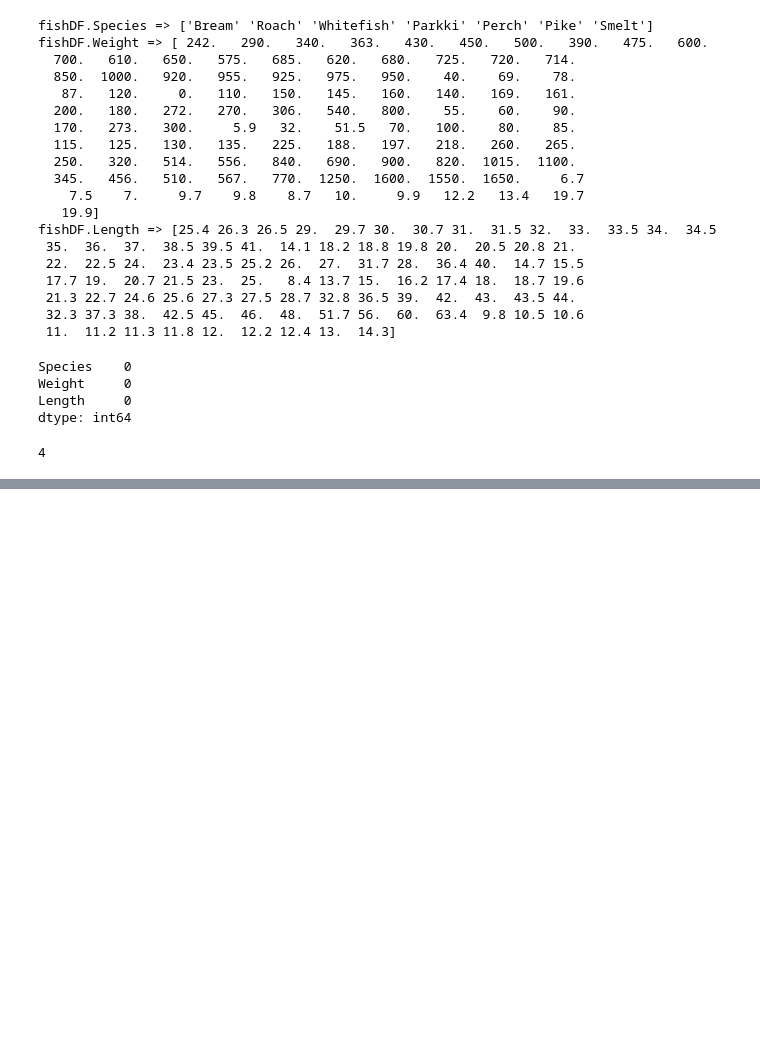
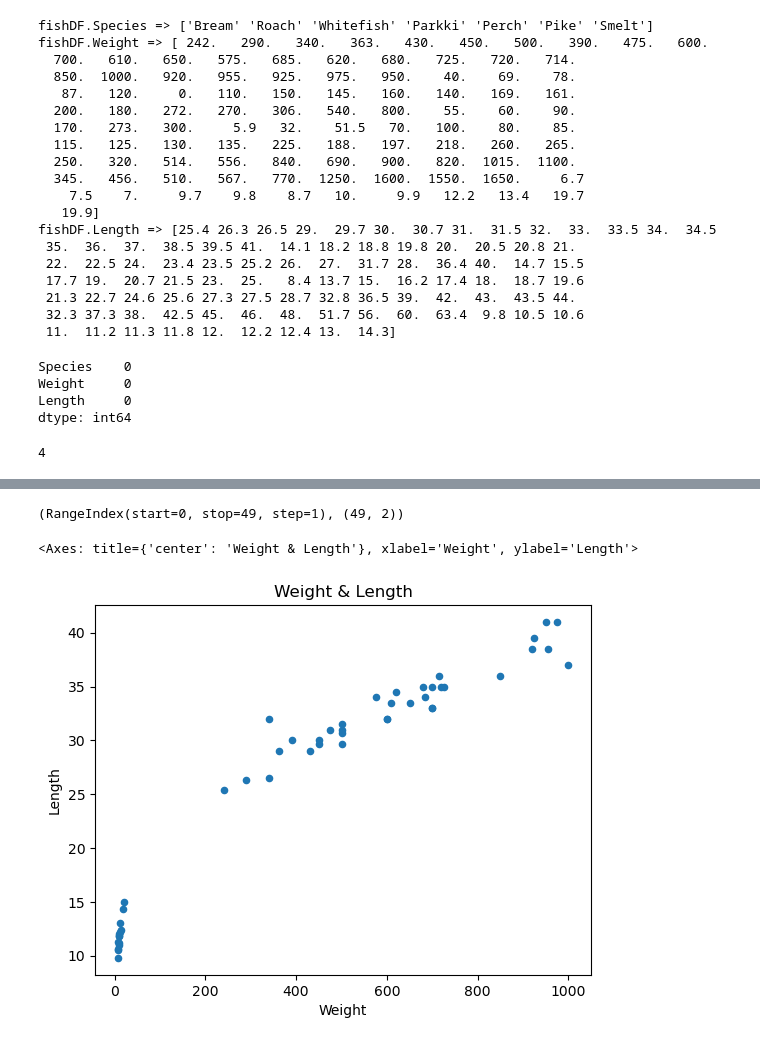
Before and after one commit to Schubert3275/KDT-MachineLearning_Study, a Jupyter notebook: DAY_01/ex_fish.ipynb, the cells around one changed output, grey strips where cells are left out. Drawn from its saved outputs; the diff is of its cells as text; code cells hidden in the pictures; blank space fills up the shorter version.

```diff
--- a/DAY_01/ex_fish.ipynb
+++ b/DAY_01/ex_fish.ipynb
@@ -77,6 +77,12 @@ fishDF.duplicated().sum()
 # 'Bream', 'Smelt' 두가지 품종 데이터만 추출
 mask = fishDF.Species.isin(["Bream", "Smelt"])
 twoFishDF = fishDF[mask]
+
+# 인덱스 리셋 : 기존 인덱스 삭제 후 0-base 인덱스 설정
+# Scikit-learn에 저장 시 ndarray 타입으로 저장되면서 인덱스 정리
+twoFishDF.reset_index(drop=True, inplace=True)
+
+# 기본 정보 확인
 twoFishDF.info()
 # %% [output]
 <class 'pandas.core.frame.DataFrame'>
@@ -103,5 +114,10 @@ feature.head()
 # %%
 # 타겟 데이터 추출
 target = twoFishDF.Species
-target.head()
+
+# Bream => 0, Smelt => 1
+target = target.replace({"Bream": 0, "Smelt": 1}).copy()
+
+# 데이터 확인
+print(target.head(3), target.tail(3), sep="\n\n")
 # %% [output]
@@ -113,0 +141,4 @@ Name: Species, dtype: object
+# %%
+# (4-1) KNN 인스턴스 생성
+model = KNeighborsClassifier()
+model
@@ -113,0 +147,3 @@ Name: Species, dtype: object
+# %%
+# (4-2) 학습 진행
+model.fit(feature, target)
@@ -113,0 +208,11 @@ Name: Species, dtype: object
+# %%
+feature.index, feature.shape
+# %% [output]
+(RangeIndex(start=0, stop=49, step=1), (49, 2))
+# %%
+# Weight & Length 시각화
+# feature.plot.scatter(x="Weight", y="Length", c="orange")
+feature.plot(kind="scatter", x="Weight", y="Length", title="Weight & Length")
+# %% [output]
+<Axes: title={'center': 'Weight & Length'}, xlabel='Weight', ylabel='Length'>
+[figure, added]
```
Also changed, not shown: parts of 17 cells of this notebook, 1 other file.
